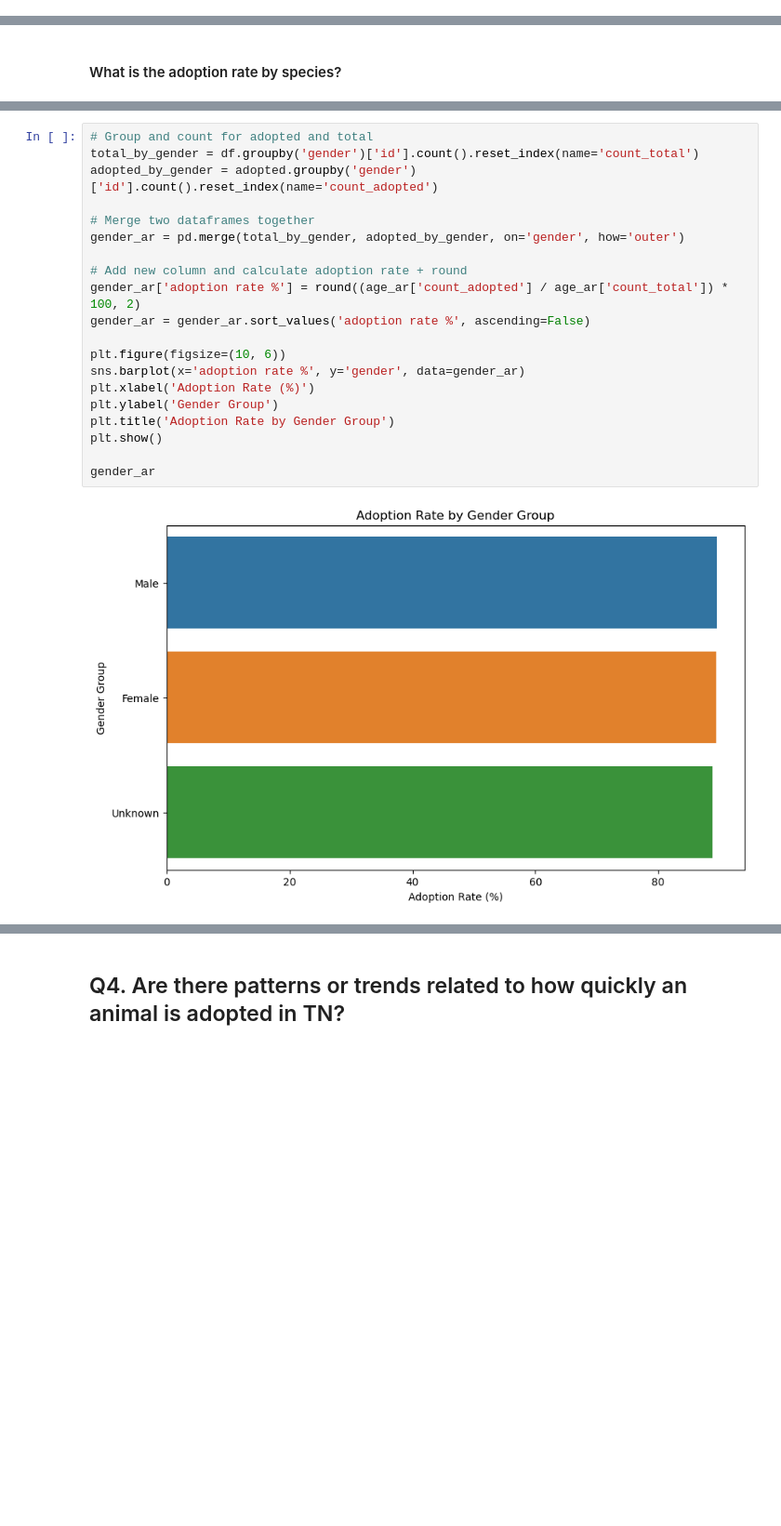
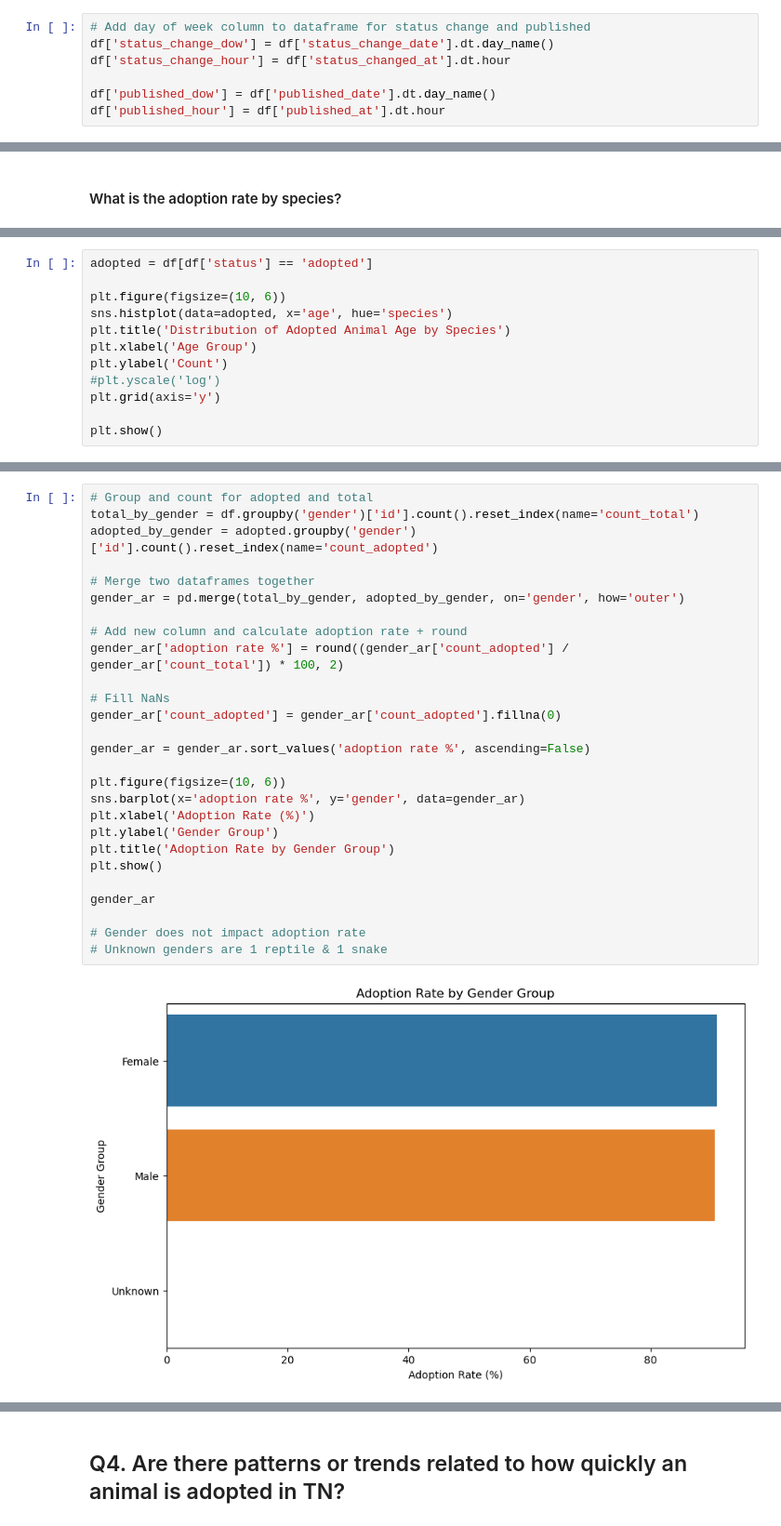
Before and after one commit to elisianguyen/2023-Tennessee-Adoption-Dynamics, a Jupyter notebook: notebooks/pet_adoption_analysis_mvp.ipynb, the cells around one changed output, grey strips where cells are left out. Shown at 93% size. Saved outputs shown, nothing was run; the diff lists cells and outputs as text; blank space fills up the shorter version.

```diff
--- a/notebooks/pet_adoption_analysis_mvp.ipynb
+++ b/notebooks/pet_adoption_analysis_mvp.ipynb
@@ -32,3 +32,10 @@ df['status_change_date'] = pd.to_datetime(df['status_change_date'])
+# %%
+# Add day of week column to dataframe for status change and published
+df['status_change_dow'] = df['status_change_date'].dt.day_name()
+df['status_change_hour'] = df['status_changed_at'].dt.hour
+
+df['published_dow'] = df['published_date'].dt.day_name()
+df['published_hour'] = df['published_at'].dt.hour
 # %%
 # Define function to switch dtypes to string
 def string_clean(column):
@@ -89,0 +148,12 @@ plt.show()
+# %%
+adopted = df[df['status'] == 'adopted']
+
+plt.figure(figsize=(10, 6))
+sns.histplot(data=adopted, x='age', hue='species')
+plt.title('Distribution of Adopted Animal Age by Species')
+plt.xlabel('Age Group')
+plt.ylabel('Count')
+#plt.yscale('log')
+plt.grid(axis='y')
+
+plt.show()
@@ -117,23 +211,30 @@ Gender
 # %%
 # Group and count for adopted and total
 total_by_gender = df.groupby('gender')['id'].count().reset_index(name='count_total')
 adopted_by_gender = adopted.groupby('gender')['id'].count().reset_index(name='count_adopted')
 
 # Merge two dataframes together
 gender_ar = pd.merge(total_by_gender, adopted_by_gender, on='gender', how='outer')
 
 # Add new column and calculate adoption rate + round
-gender_ar['adoption rate %'] = round((age_ar['count_adopted'] / age_ar['count_total']) * 100, 2)
+gender_ar['adoption rate %'] = round((gender_ar['count_adopted'] / gender_ar['count_total']) * 100, 2)
+
+# Fill NaNs
+gender_ar['count_adopted'] = gender_ar['count_adopted'].fillna(0)
+
 gender_ar = gender_ar.sort_values('adoption rate %', ascending=False)
 
 plt.figure(figsize=(10, 6))
 sns.barplot(x='adoption rate %', y='gender', data=gender_ar)
 plt.xlabel('Adoption Rate (%)')
 plt.ylabel('Gender Group')
 plt.title('Adoption Rate by Gender Group')
 plt.show()
 
 gender_ar
+
+# Gender does not impact adoption rate
+# Unknown genders are 1 reptile & 1 snake
 # %% [output]
-[figure, old version]
+[figure, new version]
 |  | gender | count_total | count_adopted | adoption rate % |
```
Also changed, not shown: parts of 150 cells of this notebook, 2 other files.
